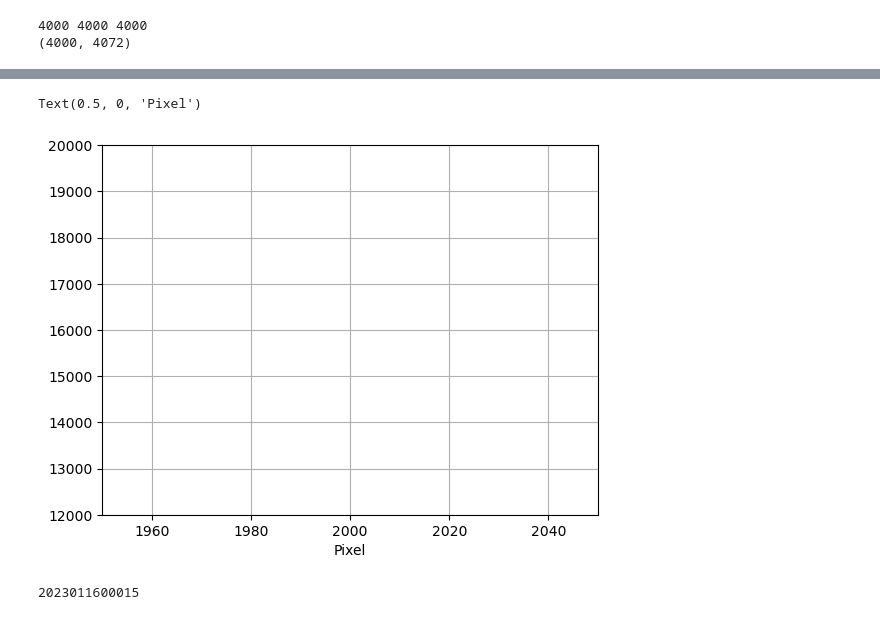
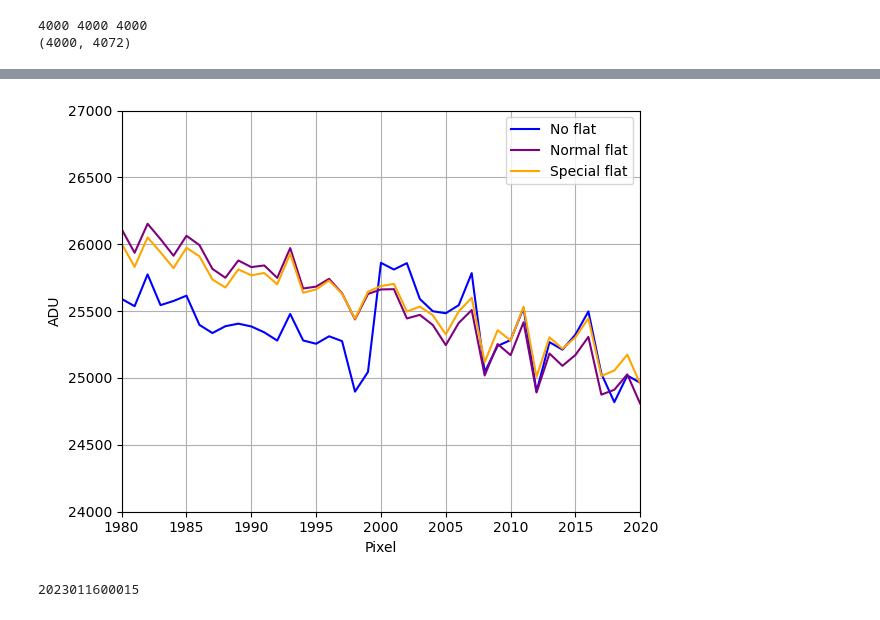
Before and after one commit to mrmonroy/AuxTel_summit_tests_2023, a Jupyter notebook: special_flats_median_smoothing/06_run_spectractor_deflatted_spectra.ipynb, the cells around one changed output, grey strips where cells are left out. Cells and saved outputs as stored; diff of their text form; code cells hidden in the pictures.

```diff
--- a/special_flats_median_smoothing/06_run_spectractor_deflatted_spectra.ipynb
+++ b/special_flats_median_smoothing/06_run_spectractor_deflatted_spectra.ipynb
@@ -139,16 +139,18 @@ Text(0.5, 0, 'Pixel')
 # %%
 pix_ = np.arange(len(ref_spec_0))
-plt.plot(pix_,ref_spec_0[::-1],color='b')
-plt.plot(pix_,ref_spec_f[::-1],color='purple')
-plt.plot(pix_,ref_spec_sf[::-1],color='orange')
-plt.xlim(1950,2050)
-plt.ylim(12000,20000)
+plt.plot(pix_,ref_spec_0[::-1],color='b',label='No flat')
+plt.plot(pix_,ref_spec_f[::-1],color='purple',label='Normal flat')
+plt.plot(pix_,ref_spec_sf[::-1],color='orange',label='Special flat')
+plt.xlim(1980,2020)
+plt.ylim(24000,27000)
 #plt.ylim(0,200)
 plt.grid()
 plt.xlabel('Pixel')
+plt.ylabel('ADU')
+plt.legend(loc="best")
+plt.tight_layout()
 # %% [output]
-Text(0.5, 0, 'Pixel')
-[figure, old version]
+[figure, new version]
 # %%
 flat_date = 20230116
 flat_filter = 'empty_1'
```
Also changed, not shown: parts of 17 cells of this notebook, 3 other files.
